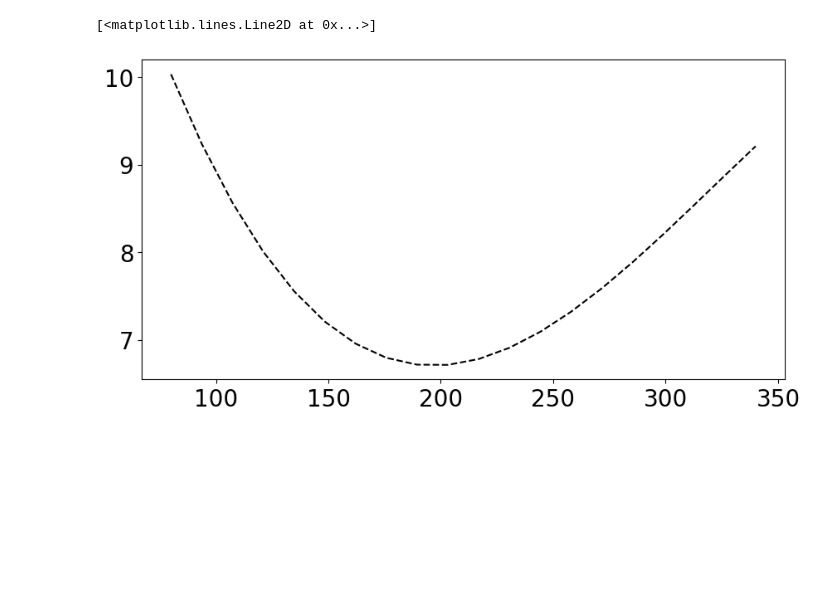
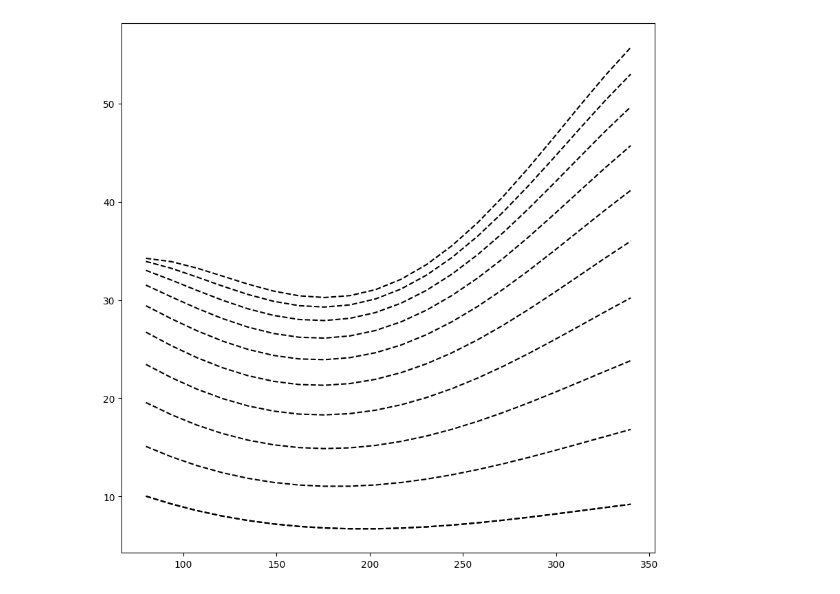
Before and after one commit to edisonc57/Neftepromyslovyye-zhidkosti-s-ispol-zovaniyem-Python, a Jupyter notebook: Корреляция_Culberson_O_L_,_McKetta_Jr.ipynb, the cells around one changed output. Cells and saved outputs as stored; diff of their text form; code cells hidden in the pictures; blank space fills up the shorter version.

```diff
--- a/Корреляция_Culberson_O_L_,_McKetta_Jr.ipynb
+++ b/Корреляция_Culberson_O_L_,_McKetta_Jr.ipynb
@@ -3,30 +3,30 @@
 # %%
 import numpy as np
 import matplotlib.pyplot as plt
 
 def Rswp_equation(P,T):
     A = 8.15839-6.12265E-02*T+1.91663E-04*T**2.0-2.1654E-07*T**3.0
     B = 1.01021E-02-7.44241E-05*T+3.05553E-07*T**2.0-2.94883E-10*T**3.0
     C = (-9.02505+0.130237*T-8.53425E-04*T**2.0+2.34122E-06*T**3.0-2.37049E-09*T**4.0)*1E-07
     Rswp= A + B*P + C*P**2
     return (Rswp)
 
-
-
-press= np.linspace(1000, 1000, 10)
+press= np.linspace(1000, 10000, 10)
 temp= np.linspace(80, 340, 20)
-
 Rswp= np.zeros(len(temp))
 
-plt.figure("Rsw",figsize= (10,5))
-plt.rcParams.update({'font.size':20})
+plt.figure("Rsw",figsize= (10,10))
+plt.rcParams.update({'font.size':10})
 
 Rswp	[::] = Rswp_equation(press[0], temp [::]) #En resumen, esta expresión asigna a todos los elementos de la lista Rswp el resultado de la función
 #Rswp_CulbersonMcketta aplicada a cada elemento de la lista Temp y el primer elemento de la lista press.
 plt.plot(temp, Rswp, 'k--')
+
+for i in range (0, len(press)):
+    Rswp=Rswp_equation(press[i], temp)
+    plt.plot(temp,Rswp, 'k--')
 # %% [output]
-[<matplotlib.lines.Line2D at 0x...>]
-[figure, old version]
+[figure, new version]
 # %%
 def Rsw_equation (P,T, S):
     A=8.15839-6.12265E-02*T+1.91663E-04*T**2.0-2.1654E-07*T**3.0
```
